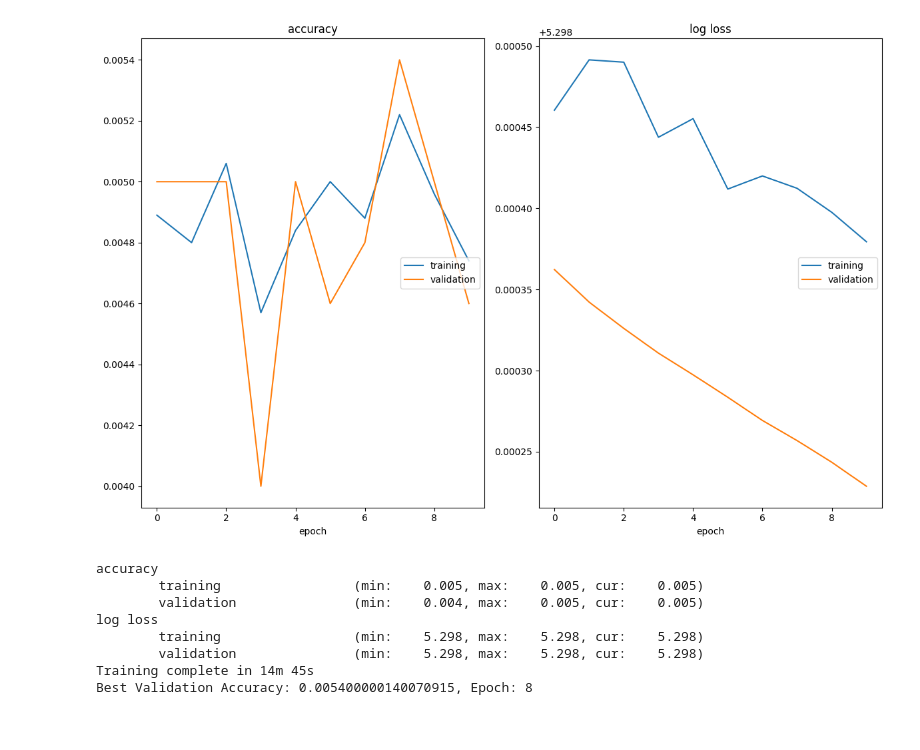
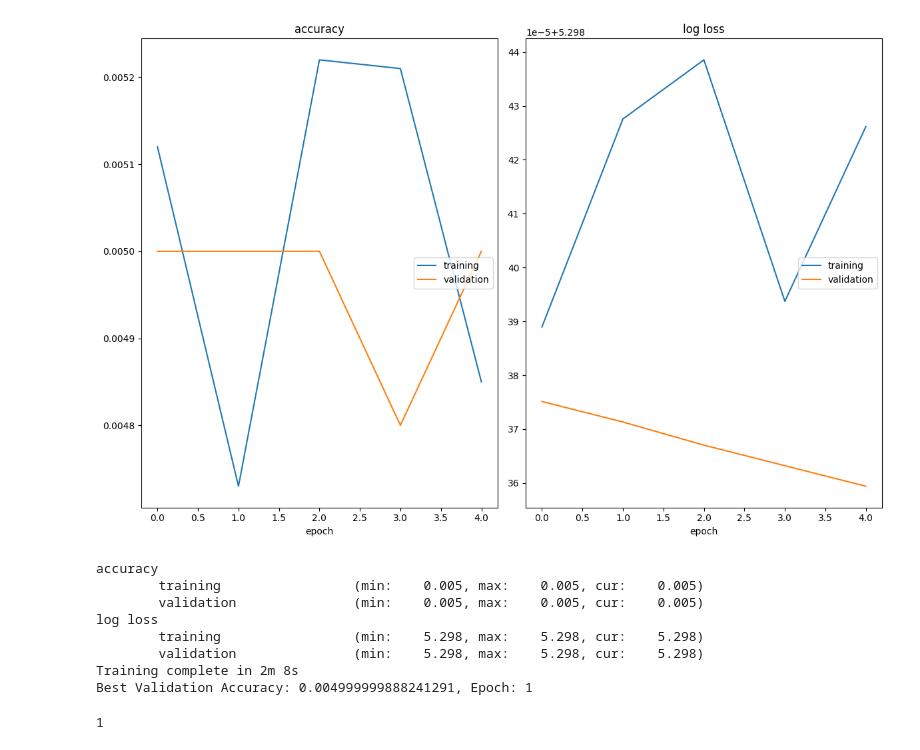
Before and after one commit to tjmoon0104/pytorch-tiny-imagenet, a Jupyter notebook: AlexNet.ipynb, the cells around one changed output. Saved outputs shown, nothing was run; the diff lists cells and outputs as text; code cells hidden in the pictures.

```diff
--- a/AlexNet.ipynb
+++ b/AlexNet.ipynb
@@ -26,12 +28,12 @@ data_transforms = {
 }
 
 data_dir = "tiny-imagenet-200/"
-num_workers = {"train": 12, "val": 0, "test": 0}
+num_workers = {"train": 2, "val": 0, "test": 0}
 image_datasets = {
     x: datasets.ImageFolder(os.path.join(data_dir, x), data_transforms[x]) for x in ["train", "val", "test"]
 }
 dataloaders = {
-    x: torch.utils.data.DataLoader(image_datasets[x], batch_size=100, shuffle=True, num_workers=num_workers[x])
+    x: torch.utils.data.DataLoader(image_datasets[x], batch_size=500, shuffle=True, num_workers=num_workers[x])
     for x in ["train", "val", "test"]
 }
 dataset_sizes = {x: len(image_datasets[x]) for x in ["train", "val", "test"]}
@@ -45,16 +48,25 @@ criterion = nn.CrossEntropyLoss().to(device)
 optimizer_ft = optim.SGD(model_ft.parameters(), lr=0.001, momentum=0.9)
 # %%
 # Train
-train_model("Alex_np", model_ft, dataloaders, dataset_sizes, criterion, optimizer_ft, num_epochs=10)
+train_model(
+    output_path="Alex_not_pretrained",
+    model=model_ft,
+    dataloaders=dataloaders,
+    criterion=criterion,
+    optimizer=optimizer_ft,
+    device=device,
+    num_epochs=5,
+)
 # %% [output]
-[figure, old version]
+[figure, new version]
 accuracy
         training                 (min:    0.005, max:    0.005, cur:    0.005)
-        validation               (min:    0.004, max:    0.005, cur:    0.005)
+        validation               (min:    0.005, max:    0.005, cur:    0.005)
 log loss
         training                 (min:    5.298, max:    5.298, cur:    5.298)
         validation               (min:    5.298, max:    5.298, cur:    5.298)
-Training complete in 14m 45s
-Best Validation Accuracy: 0.005400000140070915, Epoch: 8
+Training complete in 2m 8s
+Best Validation Accuracy: 0.004999999888241291, Epoch: 1
+1
 # %%
 # Load AlexNet with pretrained weights
```
Also changed, not shown: parts of 5 cells of this notebook, 6 other files.
